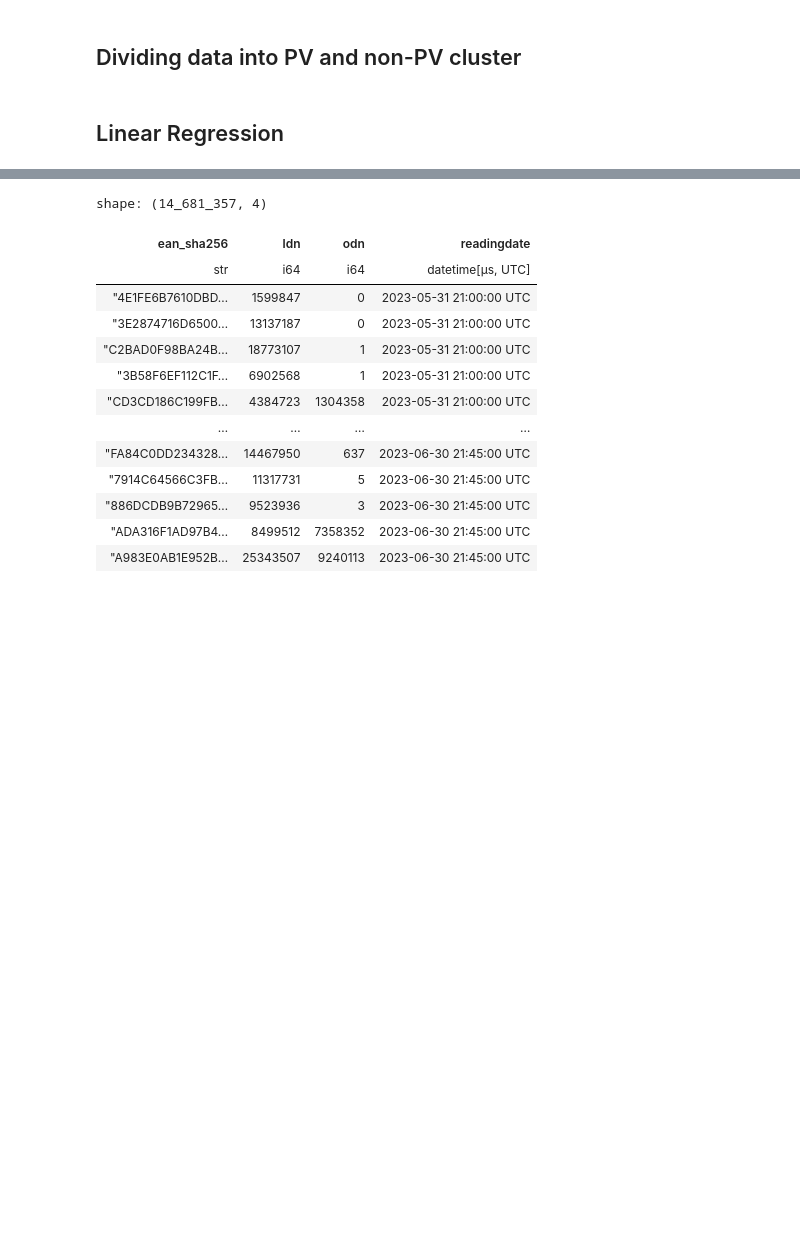
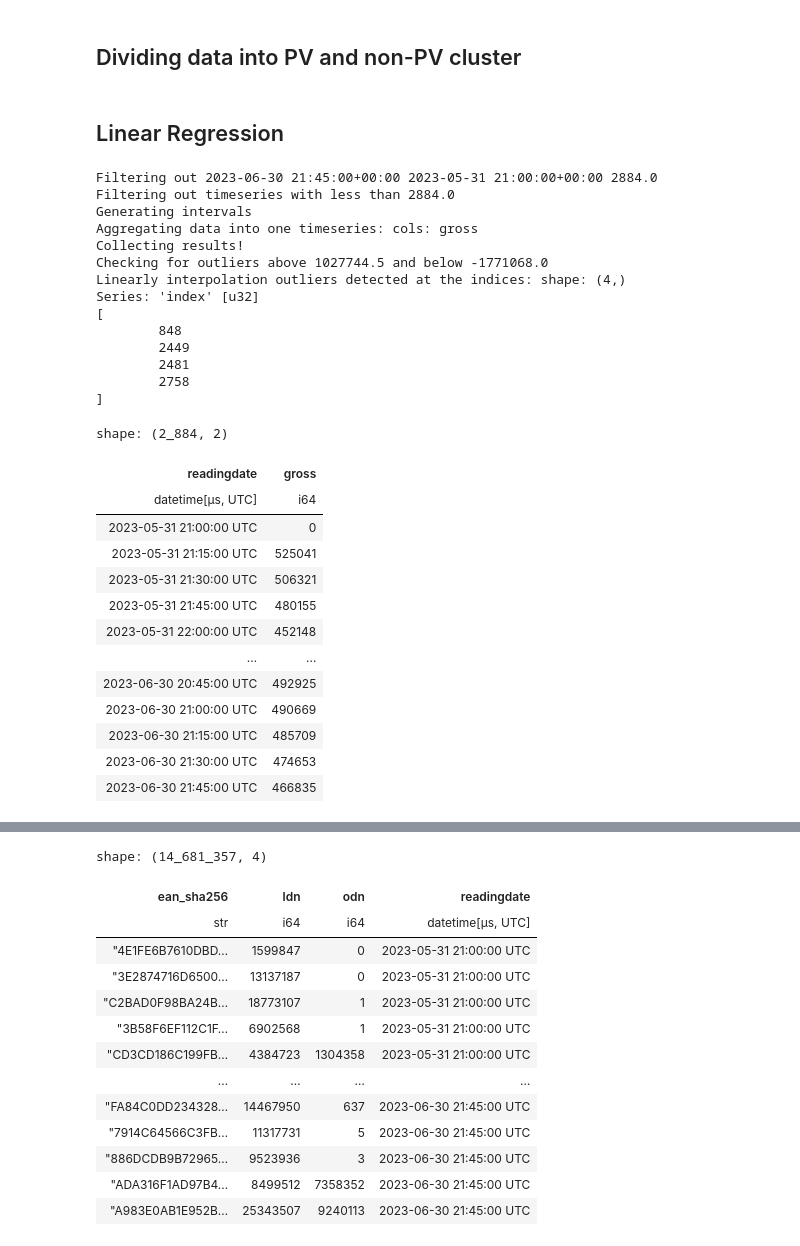
Before and after one commit to erewl/short-term-load-forecasting-with-domain-knowledge, a Jupyter notebook: notebooks/tft_example.ipynb, the cells around one changed output, grey strips where cells are left out. Drawn from its saved outputs; the diff is of its cells as text; code cells hidden in the pictures; blank space fills up the shorter version.

Commit message:
Bundle cleaning and preprocessing into one function

```diff
--- a/notebooks/tft_example.ipynb
+++ b/notebooks/tft_example.ipynb
@@ -83,0 +86,38 @@ pv, non_pv
+# %%
+df = pl.read_csv('./p4_data_june_2023.csv', columns=['EAN_SHA256', 'LDN', 'ODN', 'READINGDATE'],
+                 try_parse_dates=True,
+                 new_columns=[f.lower() for f in ['EAN_SHA256', 'LDN', 'ODN', 'READINGDATE']])
+# %%
+from src.neuro_symbolic_demand_forecasting.darts.cleaning import *
+
+cleaned_df = clean_data(df)
+cleaned_df
+# %% [output]
+Filtering out 2023-06-30 21:45:00+00:00 2023-05-31 21:00:00+00:00 2884.0
+Filtering out timeseries with less than 2884.0
+Generating intervals
+Aggregating data into one timeseries: cols: gross
+Collecting results!
+Checking for outliers above 1027744.5 and below -1771068.0
+Linearly interpolation outliers detected at the indices: shape: (4,)
+Series: 'index' [u32]
+[
+        848
+        2449
+        2481
+        2758
+]
+shape: (2_884, 2)
+| readingdate | gross |
+| datetime[μs, UTC] | i64 |
+| 2023-05-31 21:00:00 UTC | 0 |
+| 2023-05-31 21:15:00 UTC | 525041 |
+| 2023-05-31 21:30:00 UTC | 506321 |
+| 2023-05-31 21:45:00 UTC | 480155 |
+| 2023-05-31 22:00:00 UTC | 452148 |
+| … | … |
+| 2023-06-30 20:45:00 UTC | 492925 |
+| 2023-06-30 21:00:00 UTC | 490669 |
+| 2023-06-30 21:15:00 UTC | 485709 |
+| 2023-06-30 21:30:00 UTC | 474653 |
+| 2023-06-30 21:45:00 UTC | 466835 |
```
Also changed, not shown: parts of 3 cells of this notebook, 1 other file.
